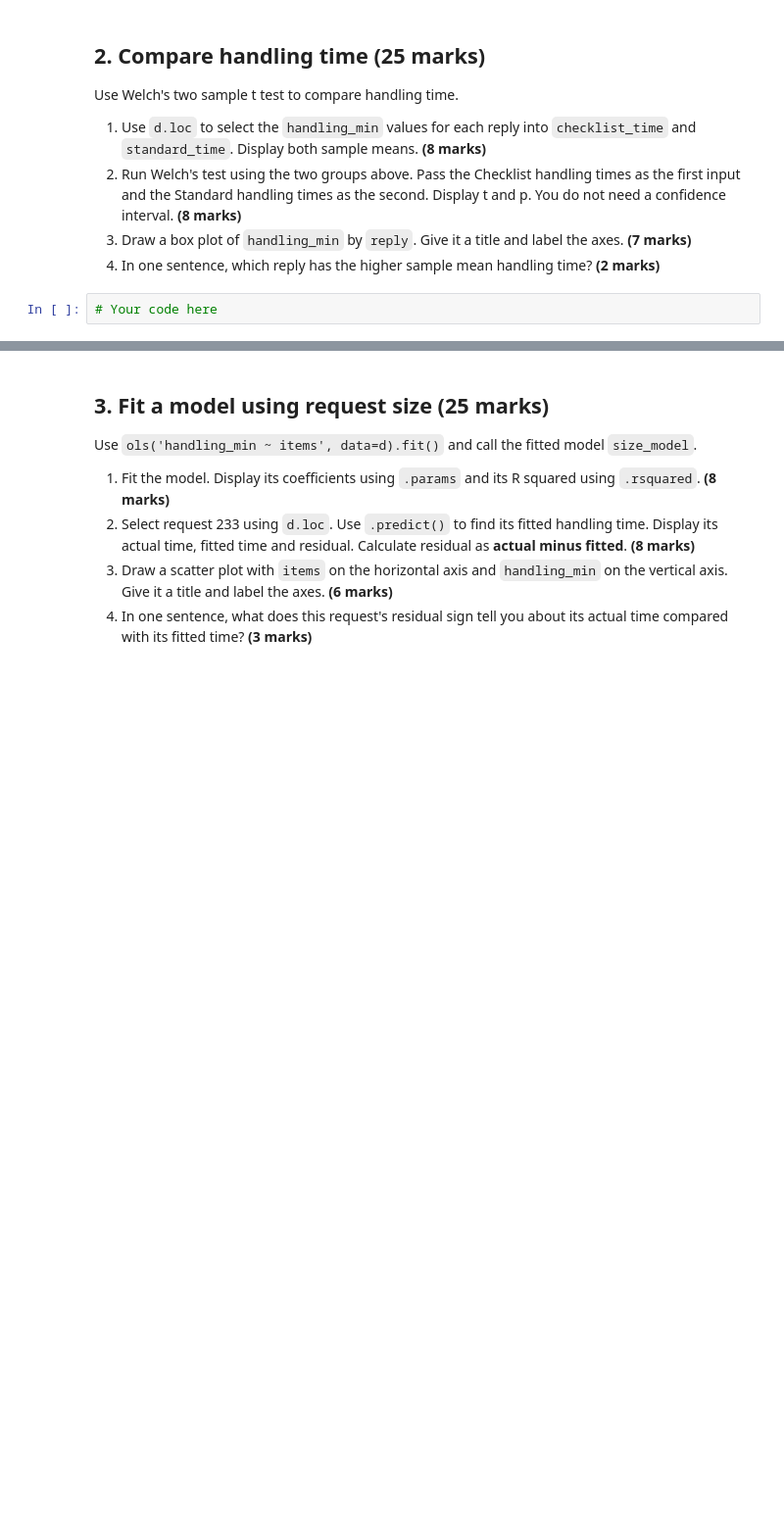
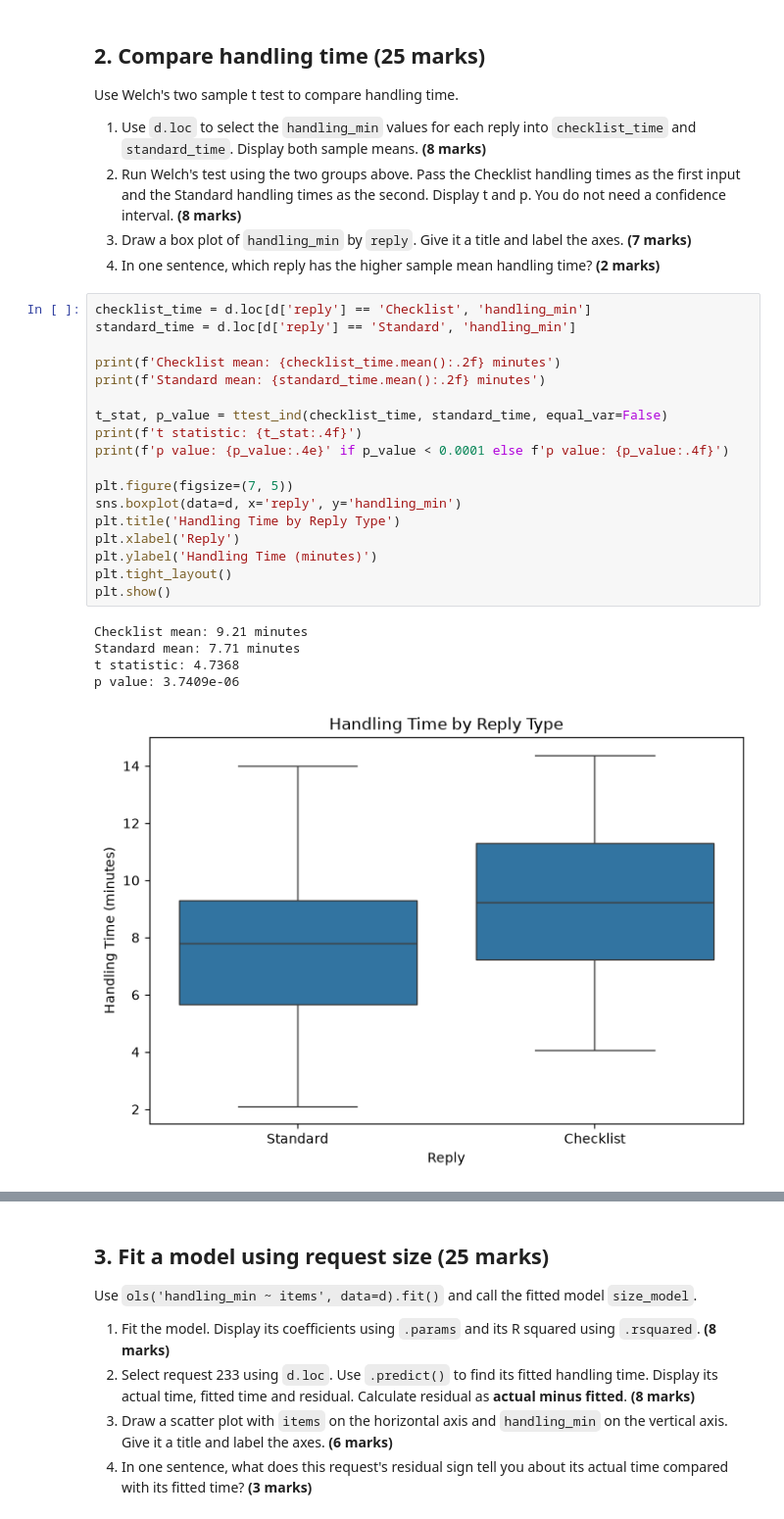
Before and after one commit to gaishan859/Assignment-2, a Jupyter notebook: BUSI2066-Assignment2.ipynb, the cells around one changed output, grey strips where cells are left out. Shown at 98% size. Cells and saved outputs as stored; diff of their text form; blank space fills up the shorter version.

```diff
--- a/BUSI2066-Assignment2.ipynb
+++ b/BUSI2066-Assignment2.ipynb
@@ -84,5 +119,27 @@ Use Welch's two sample t test to compare handling time.
    label the axes. **(7 marks)**
 4. In one sentence, which reply has the higher sample mean handling time? **(2 marks)**
 # %%
-# Your code here
+checklist_time = d.loc[d['reply'] == 'Checklist', 'handling_min']
+standard_time = d.loc[d['reply'] == 'Standard', 'handling_min']
+
+print(f'Checklist mean: {checklist_time.mean():.2f} minutes')
+print(f'Standard mean: {standard_time.mean():.2f} minutes')
+
+t_stat, p_value = ttest_ind(checklist_time, standard_time, equal_var=False)
+print(f't statistic: {t_stat:.4f}')
+print(f'p value: {p_value:.4e}' if p_value < 0.0001 else f'p value: {p_value:.4f}')
+
+plt.figure(figsize=(7, 5))
+sns.boxplot(data=d, x='reply', y='handling_min')
+plt.title('Handling Time by Reply Type')
+plt.xlabel('Reply')
+plt.ylabel('Handling Time (minutes)')
+plt.tight_layout()
+plt.show()
+# %% [output]
+Checklist mean: 9.21 minutes
+Standard mean: 7.71 minutes
+t statistic: 4.7368
+p value: 3.7409e-06
+[figure, added]
 # %% [markdown]
```
Also changed, not shown: parts of 10 cells of this notebook.
